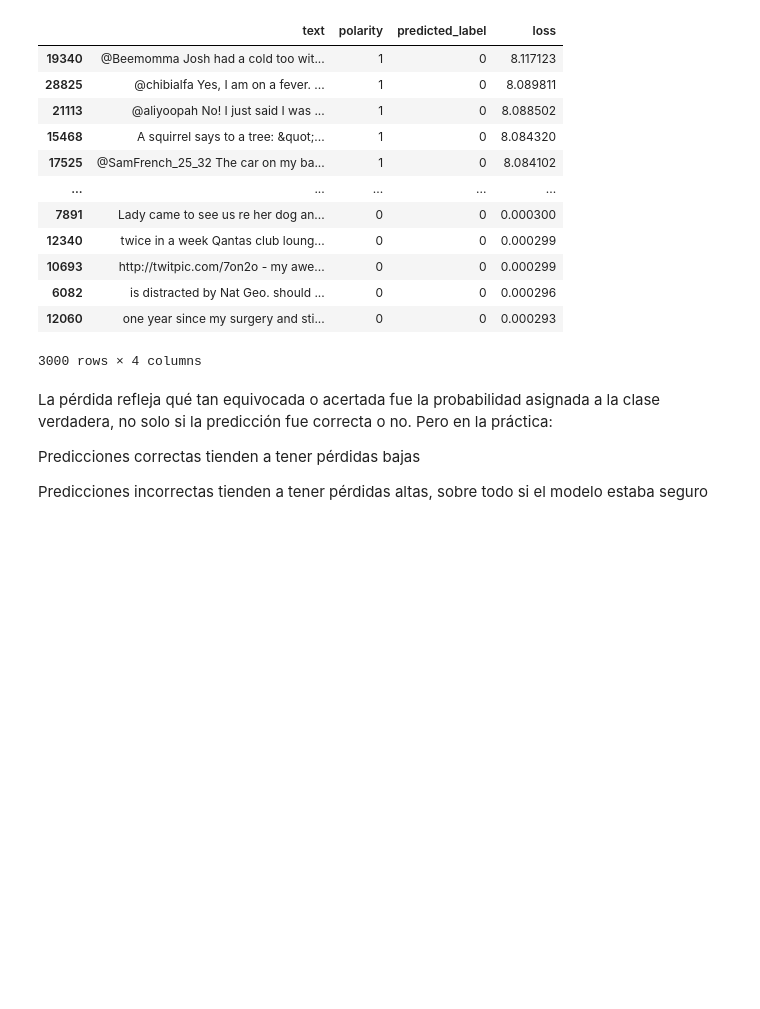
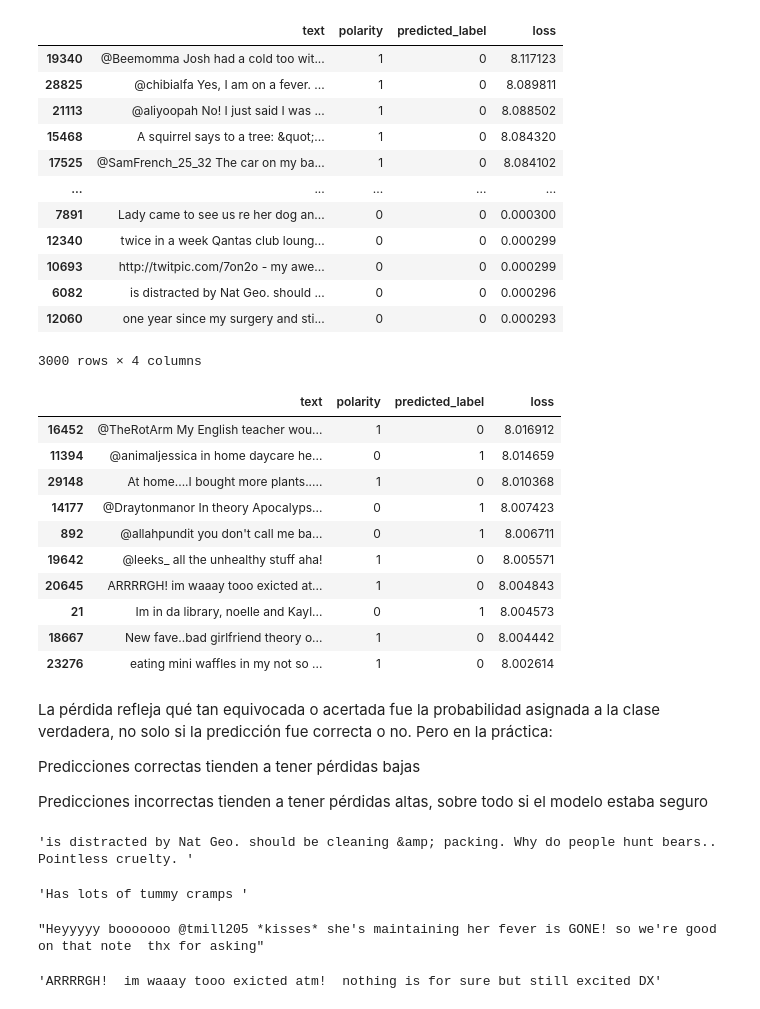
Before and after one commit to ju-mava/analisis-sentimiento-trabajo-final-p4, a Jupyter notebook: A5_Machetti_Vallverdú_Júlia.ipynb, the cells around one changed output. Drawn from its saved outputs; the diff is of its cells as text; code cells hidden in the pictures; blank space fills up the shorter version.

```diff
--- a/A5_Machetti_Vallverdú_Júlia.ipynb
+++ b/A5_Machetti_Vallverdú_Júlia.ipynb
@@ -1037,9 +1037,39 @@ df_test_sorted
 | 6082 | is distracted by Nat Geo. should ... | 0 | 0 | 0.000296 |
 | 12060 | one year since my surgery and sti... | 0 | 0 | 0.000293 |
 3000 rows × 4 columns
+# %%
+df_test_sorted[20:30]
+# %% [output]
+|  | text | polarity | predicted_label | loss |
+| 16452 | @TheRotArm My English teacher wou... | 1 | 0 | 8.016912 |
+| 11394 | @animaljessica in home daycare he... | 0 | 1 | 8.014659 |
+| 29148 | At home....I bought more plants..... | 1 | 0 | 8.010368 |
+| 14177 | @Draytonmanor In theory Apocalyps... | 0 | 1 | 8.007423 |
+| 892 | @allahpundit you don't call me ba... | 0 | 1 | 8.006711 |
+| 19642 | @leeks_ all the unhealthy stuff aha! | 1 | 0 | 8.005571 |
+| 20645 | ARRRRGH! im waaay tooo exicted at... | 1 | 0 | 8.004843 |
+| 21 | Im in da library, noelle and Kayl... | 0 | 1 | 8.004573 |
+| 18667 | New fave..bad girlfriend theory o... | 1 | 0 | 8.004442 |
+| 23276 | eating mini waffles in my not so ... | 1 | 0 | 8.002614 |
 # %% [markdown]
 La pérdida refleja qué tan equivocada o acertada fue la probabilidad asignada a la clase verdadera, no solo si la predicción fue correcta o no. Pero en la práctica:
 
 Predicciones correctas tienden a tener pérdidas bajas
 
 Predicciones incorrectas tienden a tener pérdidas altas, sobre todo si el modelo estaba seguro
+# %%
+df_test.loc[6082, "text"]
+# %% [output]
+'is distracted by Nat Geo. should be cleaning &amp; packing. Why do people hunt bears.. Pointless cruelty. '
+# %%
+df_test.loc[11657, "text"]
+# %% [output]
+'Has lots of tummy cramps '
+# %%
+df_test.loc[28576, "text"]
+# %% [output]
+"Heyyyyy booooooo @tmill205 *kisses* she's maintaining her fever is GONE! so we're good on that note  thx for asking"
+# %%
+df_test.loc[20645, "text"]
+# %% [output]
+'ARRRRGH!  im waaay tooo exicted atm!  nothing is for sure but still excited DX'
```
Also changed, not shown: parts of 3 cells of this notebook.
